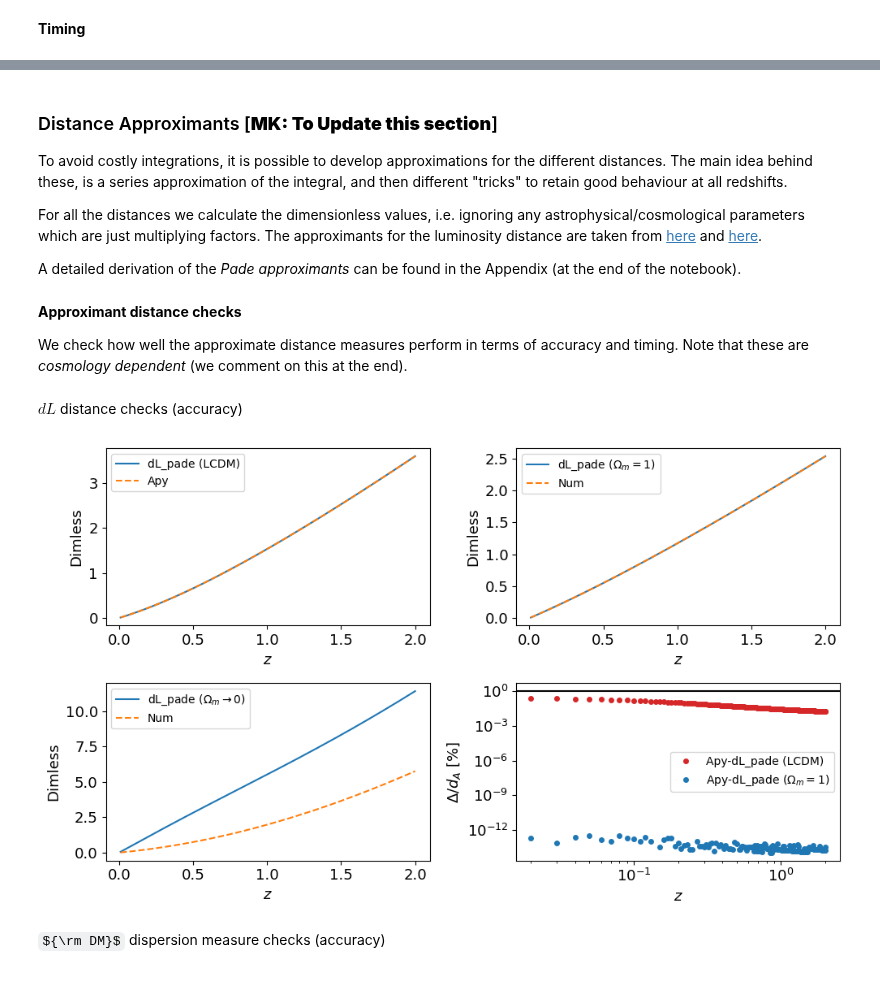
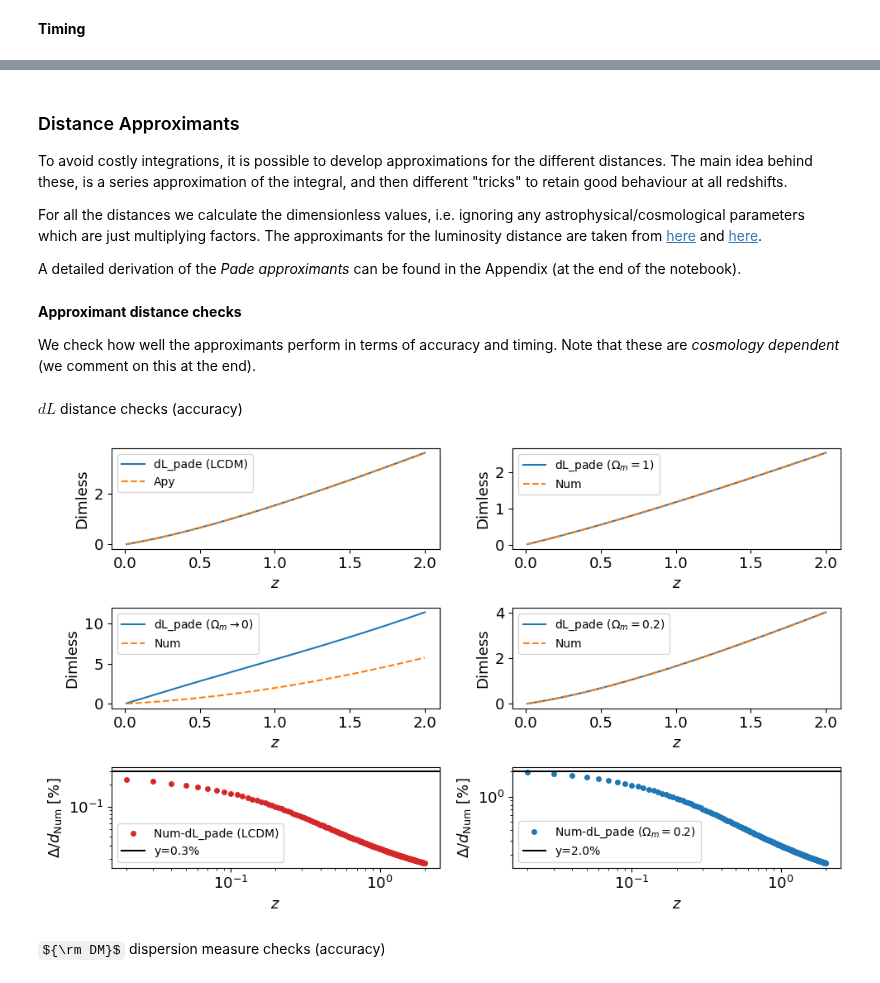
Before and after one commit to MariosNT/FRB_GW_association_cosmo, a Jupyter notebook: Notebooks/FRB_cosmo/DM_cosmic_Pade.ipynb, the cells around one changed output, grey strips where cells are left out. Drawn from its saved outputs; the diff is of its cells as text; code cells hidden in the pictures; some formulas as TeX source.

```diff
--- a/Notebooks/FRB_cosmo/DM_cosmic_Pade.ipynb
+++ b/Notebooks/FRB_cosmo/DM_cosmic_Pade.ipynb
@@ -160,6 +158,7 @@ DL_LD_array = np.zeros_like(redshifts)
 
 
 DM_lowOm_array = np.zeros_like(redshifts)
+DL_lowOm_array = np.zeros_like(redshifts)
 
 for i , z in enumerate(redshifts):
     DM_LCDM_array[i] = DM_distance(z, Om=OMEGA_MATTER)
@@ -169,6 +168,7 @@ for i , z in enumerate(redshifts):
     DM_LD_array[i] = DM_distance(z, Om=0.01)
     DL_LD_array[i] = DL_distance(z, Om=0.01)
     DM_lowOm_array[i] = DM_distance(z, Om=0.2)
+    DL_lowOm_array[i] = DL_distance(z, Om=0.2)
 # %% [markdown]
 ### Comparison with AstroPy
 
@@ -242,5 +242,5 @@ print("\n Timing for DM -- quad --:")
 # %% [markdown]
-### Distance Approximants  [**MK: To Update this section**]
+### Distance Approximants
 
 To avoid costly integrations, it is possible to develop approximations for the different distances. The main idea behind these, is a series approximation of the integral, and then different "tricks" to retain good behaviour at all redshifts.
 
@@ -307,52 +307,69 @@ def DM_pade(z, Om):
 # %% [markdown]
 __Approximant distance checks__
 
-We check how well the approximate distance measures perform in terms of accuracy and timing. Note that these are _cosmology dependent_ (we comment on this at the end).
+We check how well the approximants perform in terms of accuracy and timing. Note that these are _cosmology dependent_ (we comment on this at the end).
 # %% [markdown]
 $dL$ distance checks (accuracy)
 # %%
 fig = plt.figure(figsize=(10,6))
-ax1 = fig.add_subplot(2, 2, 1)
-ax2 = fig.add_subplot(2, 2, 2)
-ax3 = fig.add_subplot(2, 2, 3)
-ax4 = fig.add_subplot(2, 2, 4)
+ax1 = fig.add_subplot(3, 2, 1)
+ax2 = fig.add_subplot(3, 2, 2)
+ax3 = fig.add_subplot(3, 2, 3)
+ax4 = fig.add_subplot(3, 2, 4)
+ax5 = fig.add_subplot(3, 2, 5)
+ax6 = fig.add_subplot(3, 2, 6)
 
 
 ax1.plot(redshifts, dL_pade(redshifts, OMEGA_MATTER), label='dL_pade (LCDM)')
 ax1.plot(redshifts, dL_astropy, label='Apy', ls='--')
 ax1.set_xlabel(r'$z$')
 ax1.set_ylabel(r'Dimless')
 ax1.legend(fontsize=10)
 
 ax2.plot(redshifts, dL_pade(redshifts, Om=1), label=r'dL_pade ($\Omega_m=1$)')
 ax2.plot(redshifts, DL_MD_array, label='Num', ls='--')
 ax2.set_xlabel(r'$z$')
 ax2.set_ylabel(r'Dimless')
 ax2.legend(fontsize=10)
 
 ax3.plot(redshifts, dL_pade(redshifts, Om=0.01), label=r'dL_pade ($\Omega_m \rightarrow 0$)')
 ax3.plot(redshifts, DL_LD_array, label='Num', ls='--')
 ax3.set_xlabel(r'$z$')
 ax3.set_ylabel(r'Dimless')
 ax3.legend(fontsize=10)
 
-ax4.plot(redshifts[1:], np.abs((dL_astropy[1:]-dL_pade(redshifts[1:], OMEGA_MATTER)))/(dL_astropy[1:])*100,\
-         label='Apy-dL_pade (LCDM)', c='tab:red', marker ='o', markersize=4, ls='')
-ax4.plot(redshifts[1:], np.abs((DL_MD_array[1:]-dL_pade(redshifts[1:], Om=1)))/(DL_MD_array[1:])*100,\
-         label=r'Apy-dL_pade ($\Omega_m=1$)', c='tab:blue', marker ='o', markersize=4, ls='')
+ax4.plot(redshifts, dL_pade(redshifts, Om=0.2), label=r'dL_pade ($\Omega_m = 0.2$)')
+ax4.plot(redshifts, DL_lowOm_array, label='Num', ls='--')
+ax4.set_xlabel(r'$z$')
+ax4.set_ylabel(r'Dimless')
+ax4.legend(fontsize=10)
 
-ax4.axhline(y=1, c='black')
-ax4.set_xlabel(r'$z$')
-ax4.set_ylabel(r'$\Delta/d_A$ [$\%$]')
-ax4.set_yscale('log')
-ax4.set_xscale('log')
+ax5.plot(redshifts[1:], np.abs((DL_LCDM_array[1:]-dL_pade(redshifts[1:], OMEGA_MATTER)))/(DL_LCDM_array[1:])*100,\
+         label='Num-dL_pade (LCDM)', c='tab:red', marker ='o', markersize=4, ls='')
+# ax5.plot(redshifts[1:], np.abs((DM_MD_array[1:]-DM_pade(redshifts[1:], Om=1)))/(DM_MD_array[1:])*100,\
+#          label=r'Apy-DM_pade ($\Omega_m=1$)', c='tab:blue', marker ='o', markersize=4, ls='')
+ax5.axhline(y=0.3, c='black', label='y=0.3%')
+ax5.set_xlabel(r'$z$')
+ax5.set_ylabel(r'$\Delta/d_{\rm Num}$ [$\%$]')
+ax5.set_yscale('log')
+ax5.set_xscale('log')
 #ax2.set_ylim(10e-3, 0.3)
-ax4.legend(fontsize=10)
+ax5.legend(fontsize=10)
+
+ax6.plot(redshifts[1:], np.abs((DL_lowOm_array[1:]-dL_pade(redshifts[1:], Om=0.2)))/(DL_lowOm_array[1:])*100,\
+         label=r'Num-dL_pade ($\Omega_m=0.2$)', c='tab:blue', marker ='o', markersize=4, ls='')
+ax6.axhline(y=2.0, c='black', label='y=2.0%')
+ax6.set_xlabel(r'$z$')
+ax6.set_ylabel(r'$\Delta/d_{\rm Num}$ [$\%$]')
+ax6.set_yscale('log')
+ax6.set_xscale('log')
+#ax2.set_ylim(10e-3, 0.3)
+ax6.legend(fontsize=10)
 
 plt.tight_layout()
 plt.show()
 # %% [output]
-[figure, old version]
+[figure, new version]
 # %% [markdown]
 ${\rm DM}$ dispersion measure checks (accuracy)
 # %%
```
Also changed, not shown: parts of 8 cells of this notebook.
